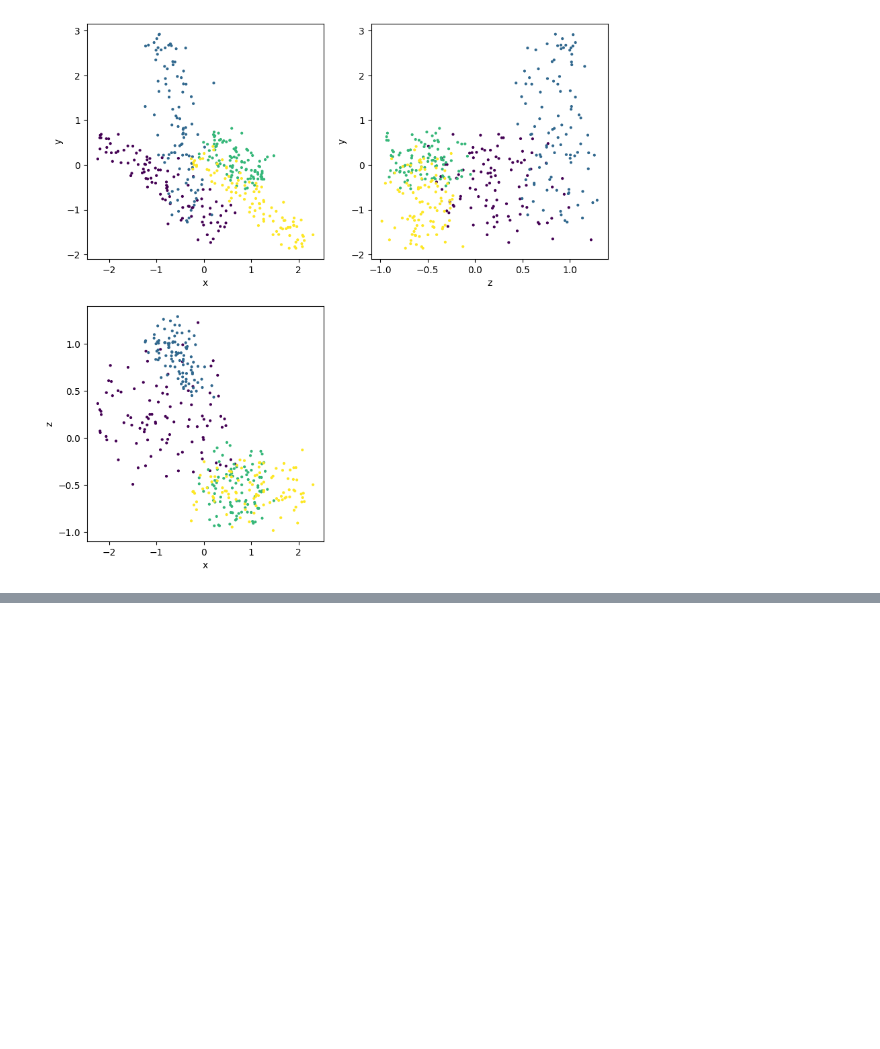
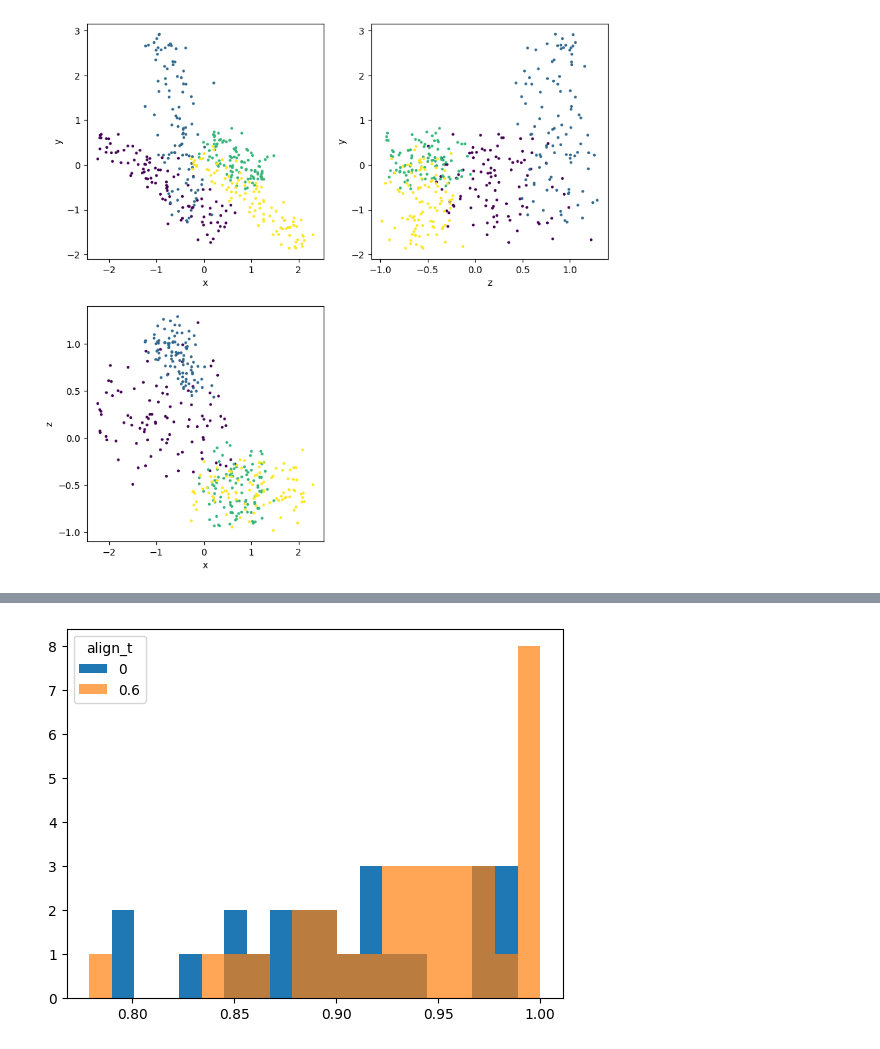
Before and after one commit to samhouliston/DSL_Quake_Fault_Reconstruction, a Jupyter notebook: benchmark/notebooks/test_benchmark.ipynb, the cells around one changed output, grey strips where cells are left out. Saved outputs shown, nothing was run; the diff lists cells and outputs as text; code cells hidden in the pictures; blank space fills up the shorter version.

```diff
--- a/benchmark/notebooks/test_benchmark.ipynb
+++ b/benchmark/notebooks/test_benchmark.ipynb
@@ -84,0 +116,14 @@ plot_3Ddataset(X, y_true)
+# %%
+def planarity_score(X: np.ndarray):
+
+    if X.shape[1] != 3:
+        raise ValueError(f'Data must be 3-dimensional, was {X.shape[1]}-dimensional')
+
+    if X.shape[0] < 3:
+        return 1
+
+    # get the perc of variance explained by smallest principal component
+    pca = PCA(n_components = 3, random_state=71)
+    score = pca.fit(X).explained_variance_ratio_[2]
+
+    return 1-score
@@ -84,0 +290,11 @@ plot_3Ddataset(X, y_true)
+# %%
+sc_og = cluster_planarity(landers, lab_og)
+sc_plan = cluster_planarity(landers, lab_plan)
+# %%
+start = min(list(sc_og.values())+list(sc_plan.values()))
+plt.hist(sc_og.values(), bins = 20, range= (start, 1))
+plt.hist(sc_plan.values(), bins = 20, range= (start, 1), alpha = 0.7)
+plt.legend([0, 0.6], title='align_t')
+plt.show()
+# %% [output]
+[figure, added]
```
Also changed, not shown: parts of 18 cells of this notebook, 5 other files.
